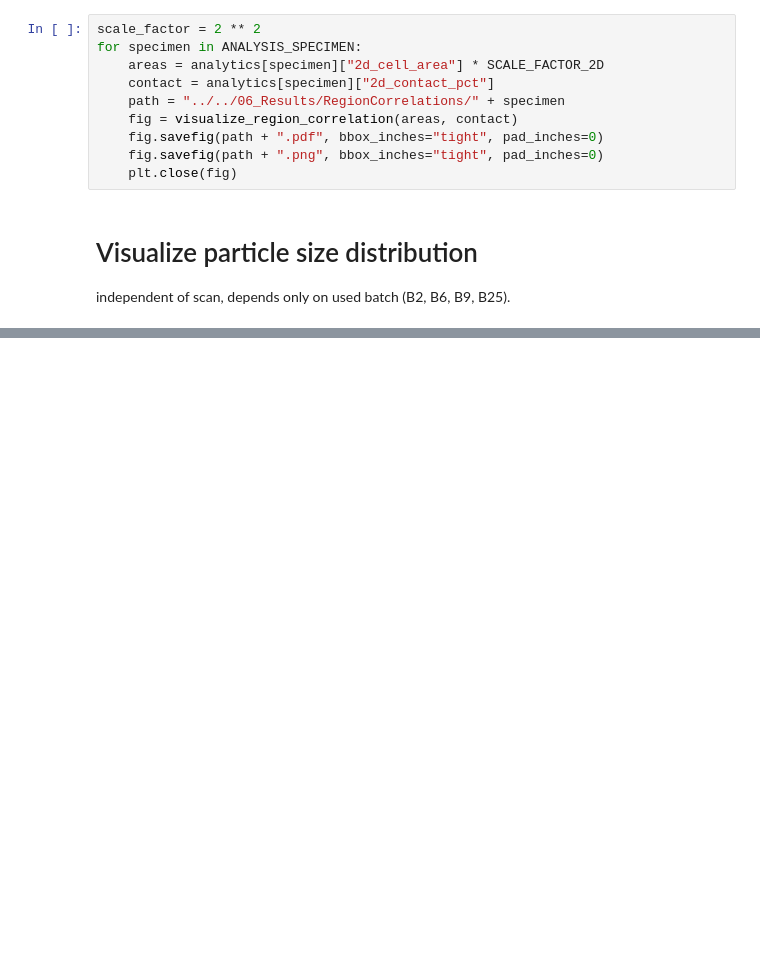
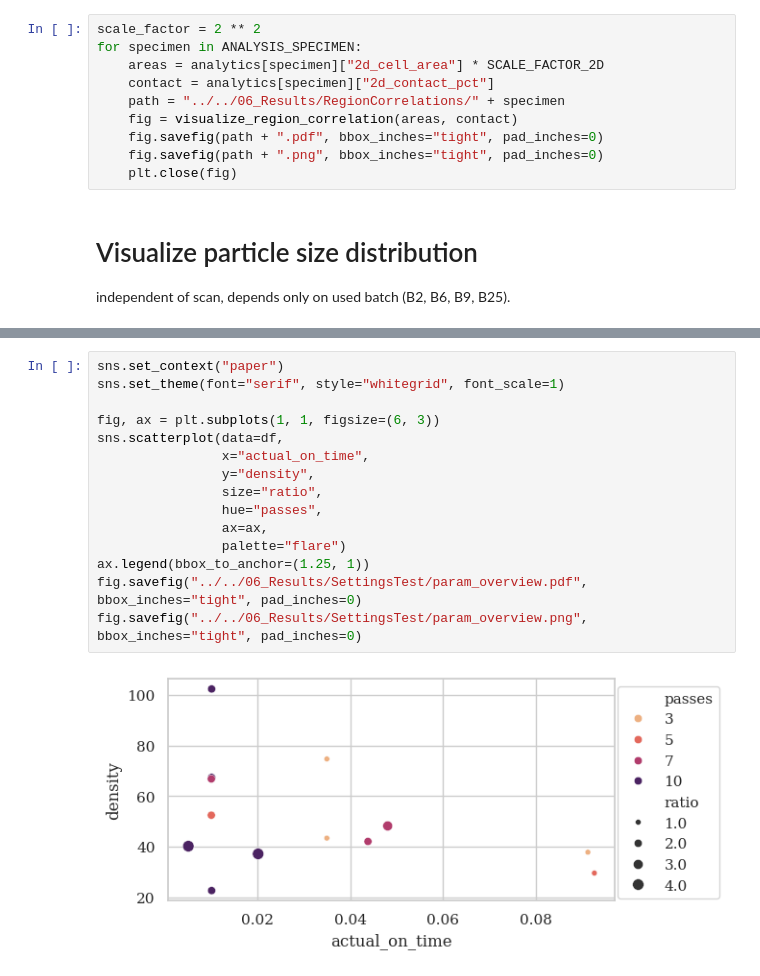
Before and after one commit to Eudoxosfly/Masterthesis, a Jupyter notebook: uCT_analysis/visualization.ipynb, the cells around one changed output, grey strips where cells are left out. Saved outputs shown, nothing was run; the diff lists cells and outputs as text; blank space fills up the shorter version.

```diff
--- a/uCT_analysis/visualization.ipynb
+++ b/uCT_analysis/visualization.ipynb
@@ -247,0 +245,17 @@ Downscaled stack to: (890, 36, 1149)
+# %%
+sns.set_context("paper")
+sns.set_theme(font="serif", style="whitegrid", font_scale=1)
+
+fig, ax = plt.subplots(1, 1, figsize=(6, 3))
+sns.scatterplot(data=df,
+                x="actual_on_time",
+                y="density",
+                size="ratio",
+                hue="passes",
+                ax=ax,
+                palette="flare")
+ax.legend(bbox_to_anchor=(1.25, 1))
+fig.savefig("../../06_Results/SettingsTest/param_overview.pdf", bbox_inches="tight", pad_inches=0)
+fig.savefig("../../06_Results/SettingsTest/param_overview.png", bbox_inches="tight", pad_inches=0)
+# %% [output]
+[figure, added]
```
Also changed, not shown: parts of 16 cells of this notebook, 8 other files.
